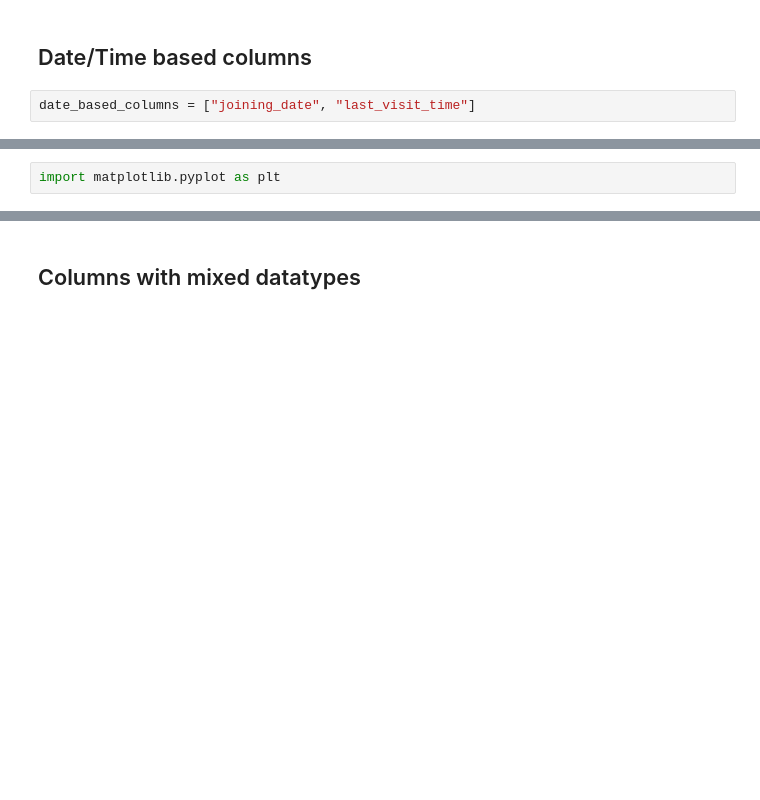
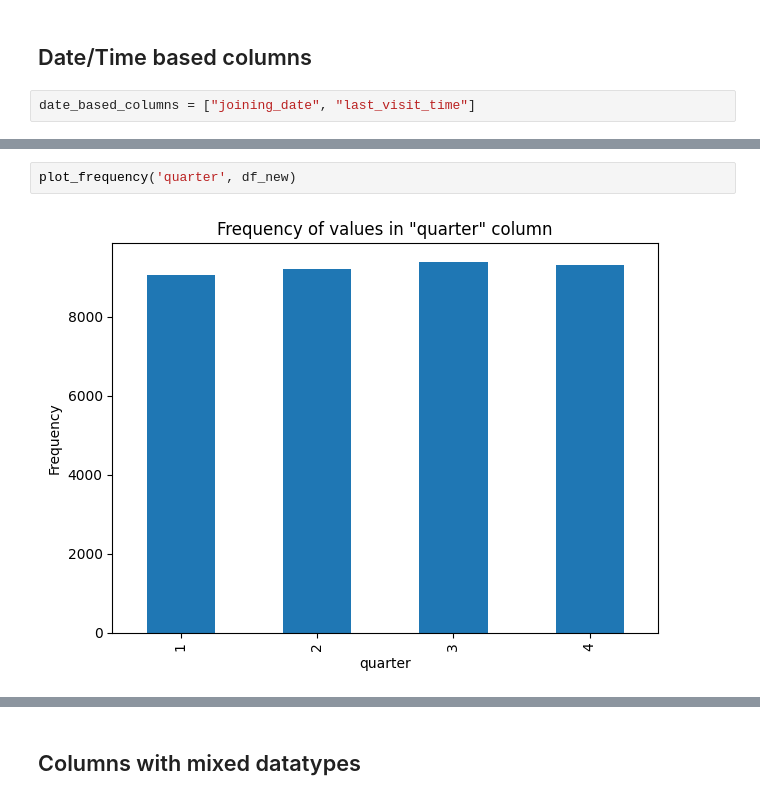
Before and after one commit to aviraljain99/customer-churn-analysis, a Jupyter notebook: dataset_eda.ipynb, the cells around one changed output, grey strips where cells are left out. Drawn from its saved outputs; the diff is of its cells as text; blank space fills up the shorter version.

```diff
--- a/dataset_eda.ipynb
+++ b/dataset_eda.ipynb
@@ -101,2 +87,4 @@ array([2017, 2016, 2015])
 # %%
-import matplotlib.pyplot as plt
+plot_frequency('quarter', df_new)
+# %% [output]
+[figure, added]
```
Also changed, not shown: parts of 18 cells of this notebook.
